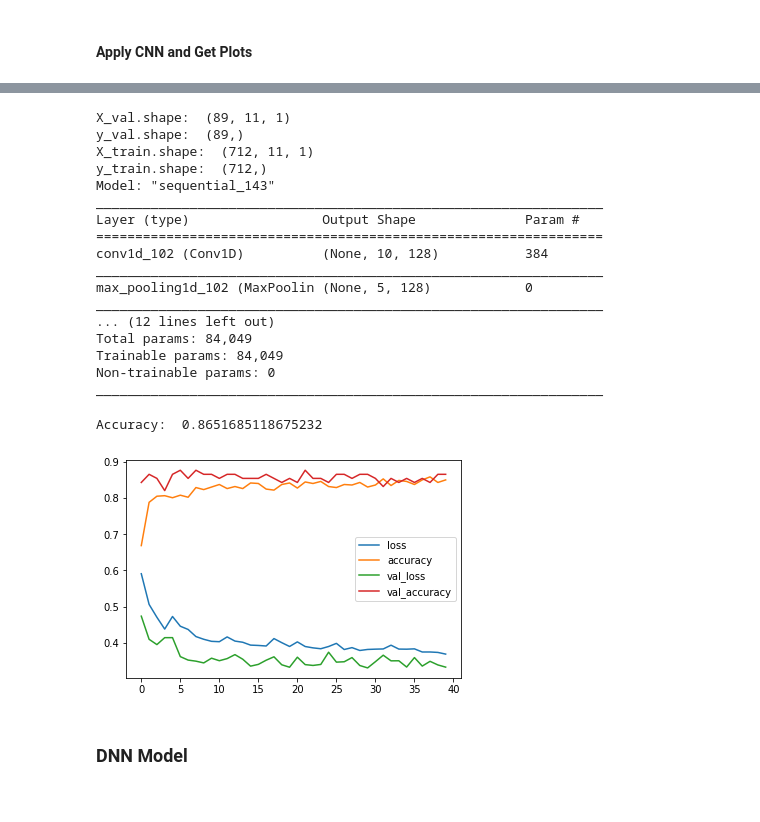
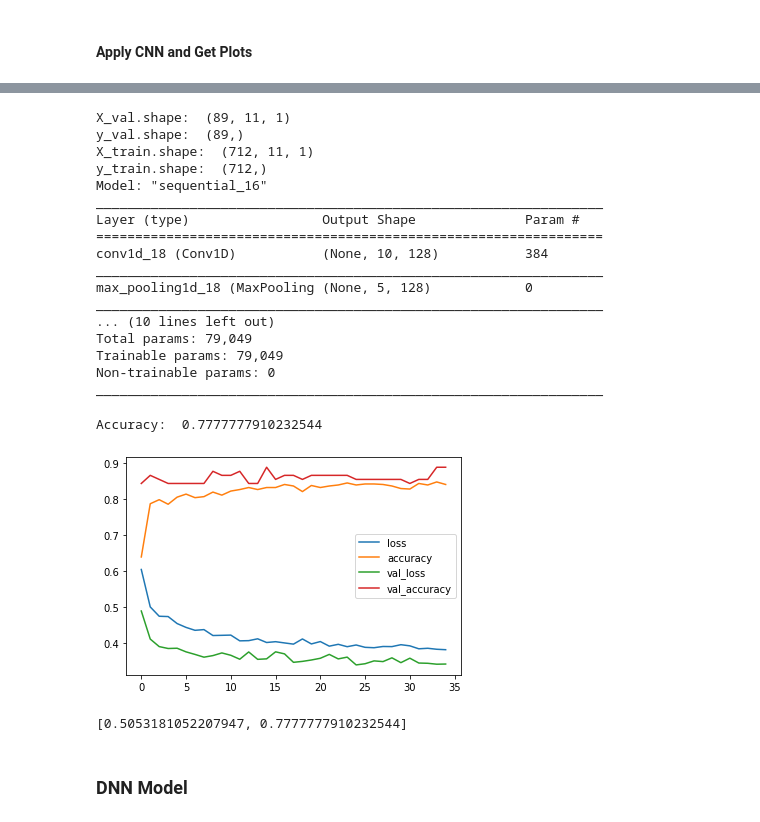
Before and after one commit to Codeblockz/Data-Science-Self-Projects, a Jupyter notebook: Kaggle_Titanic_challege/Titanic_Challenge.ipynb, the cells around one changed output, grey strips where cells are left out. Saved outputs shown, nothing was run; the diff lists cells and outputs as text; code cells hidden in the pictures.

```diff
--- a/Kaggle_Titanic_challege/Titanic_Challenge.ipynb
+++ b/Kaggle_Titanic_challege/Titanic_Challenge.ipynb
@@ -362,21 +362,54 @@ def getTuple(Value):
   return t
 # %% [markdown]
 ### get_train_test
+# %%
+def get_train_test(data, isCC = False, isValUsed = False):
+  X = data.drop("Survived", axis=1)
+  y = data["Survived"]
+  #print("X shape: ", X.shape)
+  #print(X.values.reshape(891, 27,1))
+  X_train, X_val, y_train, y_val = train_test_split(X, y, test_size=0.2, random_state=42)
+  if isValUsed== True and isCC == True:
+    X_val, X_test, y_val, y_test = train_test_split(X_val, y_val, test_size=0.5, random_state=42)
+    X_test = X_test.values
+    y_test = y_test.values
+    X_test=np.expand_dims(X_test,axis=2)
+    #print("isvaluUsed = True and isCC= true")
+  elif isValUsed==True and isCC == False:
+    X_val, X_test, y_val, y_test = train_test_split(X_val, y_val, test_size=0.5, random_state=42)
+    #print("isvalue = true and isCC false")
+  else:
+    #print("isvalue false isCC false")
+    X_test = 0
+    y_test = 0
+  if isCC==True:
+    X_train=X_train.values
+    y_train= y_train.values
+    X_val= X_val.values
+    y_val=y_val.values
+    X_train=np.expand_dims(X_train,axis=2)
+    X_val=np.expand_dims(X_val,axis=2)
+  return (X_train, X_val, X_test, y_train, y_val, y_test)
 # %%
-def get_train_test(data, CC = False):
+def get_train_test(data, isCC = False, isValUsed = False):
   X = data.drop("Survived", axis=1)
   y = data["Survived"]
   #print("X shape: ", X.shape)
   #print(X.values.reshape(891, 27,1))
   X_train, X_val, y_train, y_val = train_test_split(X, y, test_size=0.2, random_state=42)
-  X_val, X_test, y_val, y_test = train_test_split(X_val, y_val, test_size=0.5, random_state=42)
-  if CC==True:
+  if isCC==True:
     X_train=X_train.values
     y_train= y_train.values
     X_val= X_val.values
     y_val=y_val.values
     X_train=np.expand_dims(X_train,axis=2)
     X_val=np.expand_dims(X_val,axis=2)
+  if isValUsed:
+    X_val, X_test, y_val, y_test = train_test_split(X_val, y_val, test_size=0.5, random_state=42)
+    #print(X_test.shape)
+  else:
+    X_test = 0
+    y_test = 0
   return (X_train, X_val, X_test, y_train, y_val, y_test)
 # %% [markdown]
 ### make_tensor
@@ -812,7 +867,6 @@ def makeCN_Model(input_shape):
   tf.keras.layers.MaxPooling1D(pool_size=2),
   tf.keras.layers.Flatten(),
   tf.keras.layers.Dense(100, activation="relu"),
-  tf.keras.layers.Dense(50, activation="relu"),
   tf.keras.layers.Dense(1, activation='sigmoid')
   ])
   model.compile(optimizer='adam', loss='binary_crossentropy', metrics=['accuracy'])
@@ -889,6 +976,6 @@ Accuracy:  0.8426966071128845
 # %%
 # For EN
-X_train, X_val, X_test, y_train, y_val, y_test = get_train_test(EN_train, True)
+X_train, X_val, X_test, y_train, y_val, y_test = get_train_test(EN_train, True, True)
 x, y, z = X_train.shape
 print("X_val.shape: ",X_val.shape)
 print("y_val.shape: ",y_val.shape)
@@ -904,36 +991,39 @@ X_val.shape:  (89, 11, 1)
 y_val.shape:  (89,)
 X_train.shape:  (712, 11, 1)
 y_train.shape:  (712,)
-Model: "sequential_143"
+Model: "sequential_16"
 _________________________________________________________________
 Layer (type)                 Output Shape              Param #
 =================================================================
-conv1d_102 (Conv1D)          (None, 10, 128)           384
+conv1d_18 (Conv1D)           (None, 10, 128)           384
 _________________________________________________________________
-max_pooling1d_102 (MaxPoolin (None, 5, 128)            0
+max_pooling1d_18 (MaxPooling (None, 5, 128)            0
 _________________________________________________________________
-... (12 lines left out)
-Total params: 84,049
-Trainable params: 84,049
+... (10 lines left out)
+Total params: 79,049
+Trainable params: 79,049
 Non-trainable params: 0
 _________________________________________________________________
 # %%
 history = EN_CNN_model.fit(
     X_train, y_train,epochs=4000,
     validation_data=(X_val,y_val),
     callbacks=[early_stop],
     verbose=0
 )
 pd.DataFrame(history.history).plot()
-acc_ofmodel = EN_CNN_model.evaluate(X_val, y_val, verbose=0)
+acc_ofmodel = EN_CNN_model.evaluate(X_test, y_test, verbose=0)
 print("Accuracy: ",acc_ofmodel[1])
 # %% [output]
-Accuracy:  0.8651685118675232
+Accuracy:  0.7777777910232544
-[figure, old version]
+[figure, new version]
 # %%
 # For Comparison
-EN_acc_CNN = EN_CNN_model.evaluate(X_val, y_val, verbose=0)
+EN_acc_CNN = EN_CNN_model.evaluate(X_test, y_test, verbose=0)
+print(EN_acc_CNN)
 Models['EN_CNN_model']=[EN_CNN_model, EN_acc_CNN[1]]
+# %% [output]
+[0.5053181052207947, 0.7777777910232544]
 # %%
 # model = get_trained_DNN_model(dataset0)
 # %% [markdown]
```
Also changed, not shown: parts of 56 cells of this notebook.
